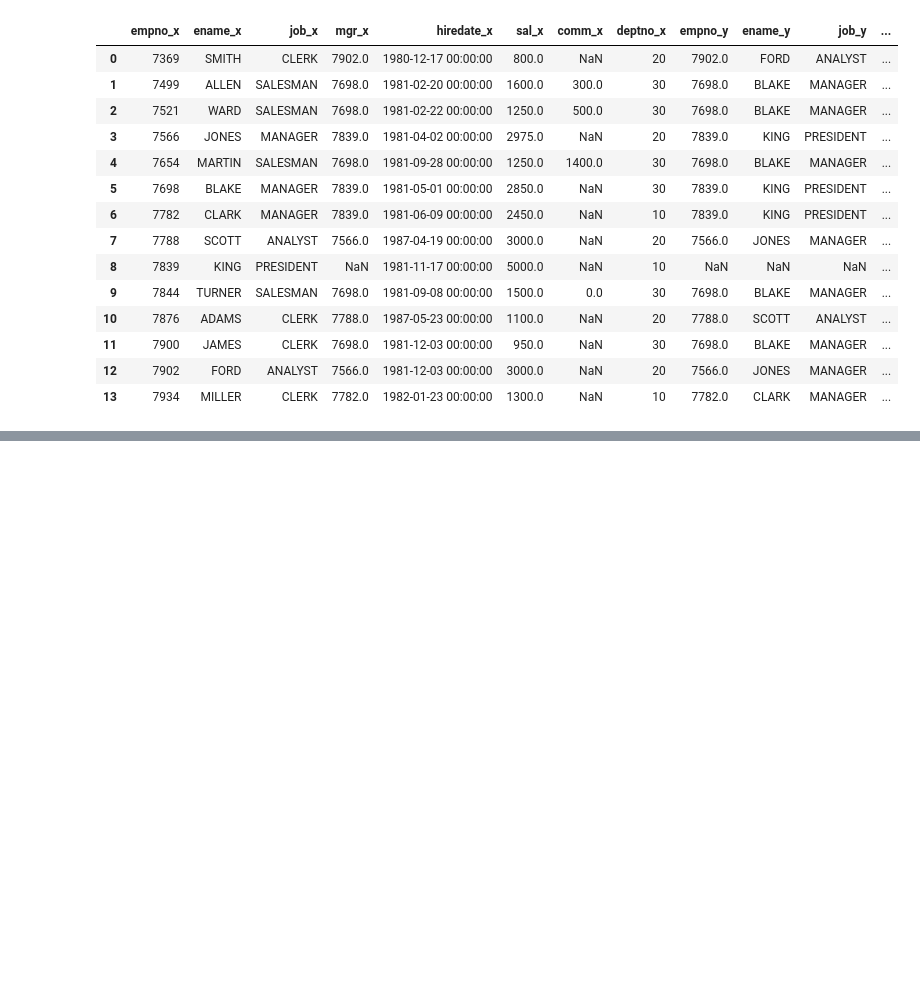
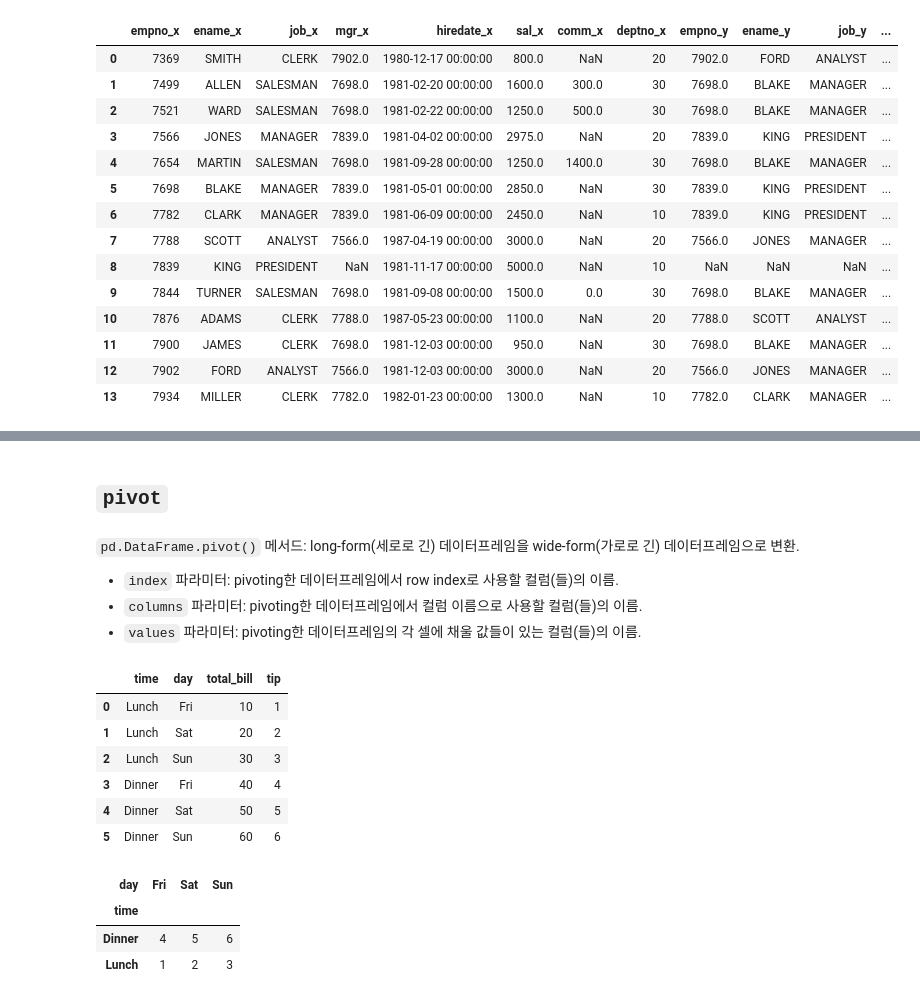
Before and after one commit to JakeOh/202504_itwill_oracle88, a Jupyter notebook: python23.ipynb, the cells around one changed output, grey strips where cells are left out. Saved outputs shown, nothing was run; the diff lists cells and outputs as text; code cells hidden in the pictures; blank space fills up the shorter version.

Commit message:
melt vs pivot

```diff
--- a/python23.ipynb
+++ b/python23.ipynb
@@ -302,0 +342,31 @@ pd.merge(emp, emp, how='left', left_on='mgr', right_on='empno')
+# %% [markdown]
+## `pivot`
+# %% [markdown]
+`pd.DataFrame.pivot()` 메서드: long-form(세로로 긴) 데이터프레임을 wide-form(가로로 긴) 데이터프레임으로 변환.
+
+*   `index` 파라미터: pivoting한 데이터프레임에서 row index로 사용할 컬럼(들)의 이름.
+*   `columns` 파라미터: pivoting한 데이터프레임에서 컬럼 이름으로 사용할 컬럼(들)의 이름.
+*   `values` 파라미터: pivoting한 데이터프레임의 각 셀에 채울 값들이 있는 컬럼(들)의 이름.
+# %%
+df2 = pd.DataFrame({
+    'time': ['Lunch'] * 3 + ['Dinner'] * 3,
+    'day': ['Fri', 'Sat', 'Sun'] * 2,
+    'total_bill': np.arange(10, 70, 10),
+    'tip': np.arange(1, 7)
+})
+df2
+# %% [output]
+|  | time | day | total_bill | tip |
+| 0 | Lunch | Fri | 10 | 1 |
+| 1 | Lunch | Sat | 20 | 2 |
+| 2 | Lunch | Sun | 30 | 3 |
+| 3 | Dinner | Fri | 40 | 4 |
+| 4 | Dinner | Sat | 50 | 5 |
+| 5 | Dinner | Sun | 60 | 6 |
+# %%
+df2.pivot(index='time', columns='day', values='tip')
+# %% [output]
+| day | Fri | Sat | Sun |
+| time |  |  |  |
+| Dinner | 4 | 5 | 6 |
+| Lunch | 1 | 2 | 3 |
```
Also changed, not shown: parts of 10 cells of this notebook.
